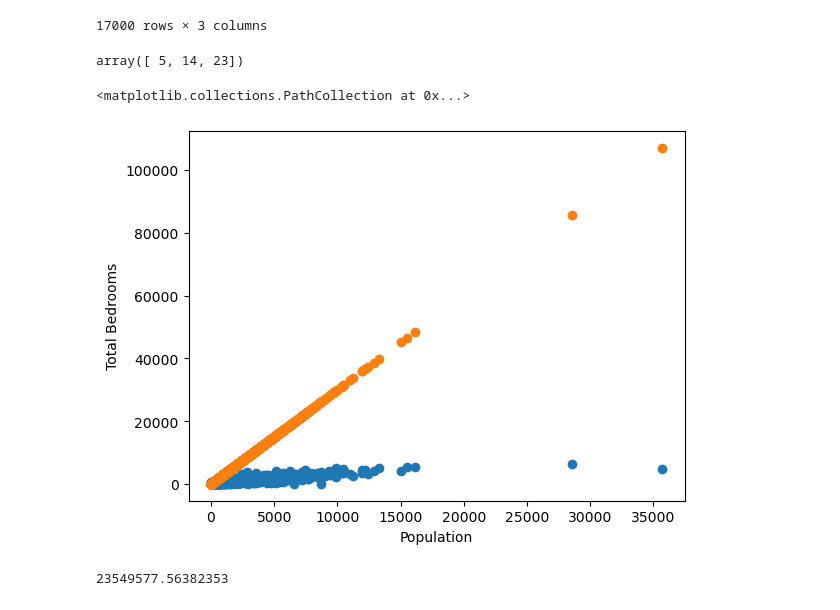
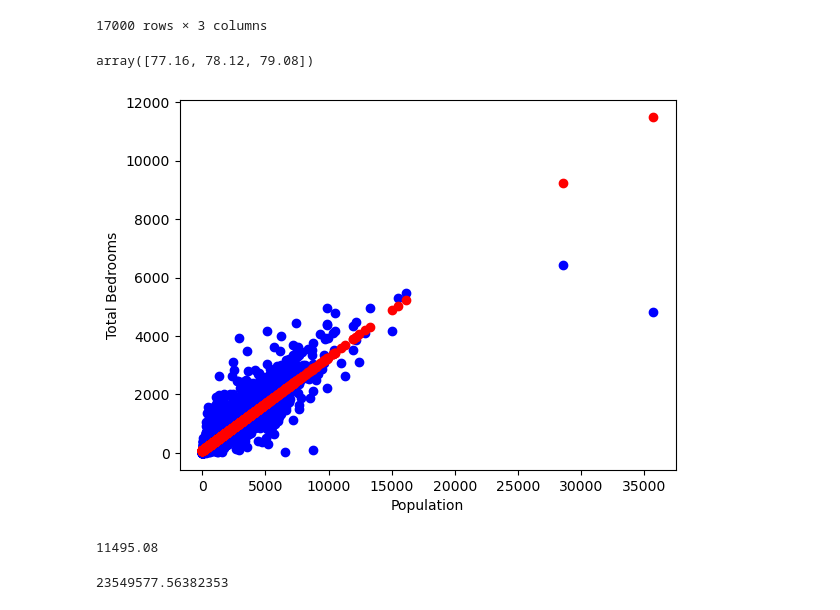
Before and after one commit to alijrizvi/Python4, a Jupyter notebook: Simple Linear Regression.ipynb, the cells around one changed output. Saved outputs shown, nothing was run; the diff lists cells and outputs as text; code cells hidden in the pictures.

Commit message:
Add files via upload
An updated version of the Simple Linear Regression model, in which I also calculated the Alpha and Beta coefficients for the exact data.

```diff
--- a/Simple Linear Regression.ipynb
+++ b/Simple Linear Regression.ipynb
@@ -121,25 +165,38 @@ def get_predictions(model, x):
 # %%
 # Now, we will Test our "get_predictions" Function
 
-test_model = {'alpha_hat': 2, 'beta_hat': 3}
+test_model = {'alpha_hat': 76.84, 'beta_hat': 0.32} ## These are our Estimated y-intercept ("alpha_hat") and Estimated Coefficient ("beta_hat"), as Calculated before
 test_x = np.array([1, 4, 7]) ## Our Inputs - What will our Linear Model Produce When We Have These Inputs? The Next Line will Show!
 get_predictions(test_model, test_x) ## get_predictions('model', 'inputs')
 
-## The Final Result here was "5, 14, 23"; Makes Perfect Sense Due to How We Defined - e.g., when Input was '7', (2) + (3)(7) = "23"!
+## The Final Result here was "77.16, 78.12, 79.08"; Makes Perfect Sense Due to How We Defined - e.g., when Input was '1', (76.84) + (0.32)(1) = "77.16"!
+## The Final Simple Linear Regression Equation = 76.84 + 0.32*x
 # %% [output]
-array([ 5, 14, 23])
+array([77.16, 78.12, 79.08])
 # %%
 # Plotting the Predictions with the Actual Plot
 
-plt.scatter(pop, bdrooms)
+plt.scatter(pop, bdrooms, color='blue')
 plt.xlabel('Population')
 plt.ylabel('Total Bedrooms')
 plt.figsize=(8,6)
 
-plt.scatter(pop, get_predictions(test_model, pop_np))
+## The "test_model" will have an equation of "76.84 + 0.32x"; as we Defined it before
+plt.scatter(pop, get_predictions(test_model, pop_np), color='red') ## "pop": the Independent (predictor/feature) variable; the Estimated "Population" after using the Predictive Equation
+plt.show()
+
+## "get_predictions(test_model, pop_np)": the Dependent variable, often referred to as the response variable in the context of linear regression. It represents the predicted values obtained from the linear regression model (test_model) when given the Population data as Input.
+##^ Has specific Population values ("pop_np" values) put in to the Estimator equation ("76.84 + 0.32x") to Give Estimated Population ("pop") Values
+
+## Plotting the actual population data ("pop") against the Predicted values ("get_predictions(test_model, pop_np)"")
 # %% [output]
-<matplotlib.collections.PathCollection at 0x...>
-[figure, old version]
+[figure, new version]
+# %%
+# To confirm the Predicted Regression line's outputs, let's plug in the Max Population value from the Sample, which is "35682.0" as Calculated Earlier
+## Plugged into the Estimator Equation: "76.84 + 0.32(35682.0)"
+76.84 + 0.32*(35682.0) ## Returns a Value of "11495.08" and we can see that on the Graph too, referring to the x-axis at "35682.0" and Seeing its Corresponding y-value at fairly above 100000
+# %% [output]
+11495.08
 # %%
 # Getting the Mean Squared Error Given the Observed and Predicted Outputs
 
```
Also changed, not shown: parts of 7 cells of this notebook.
